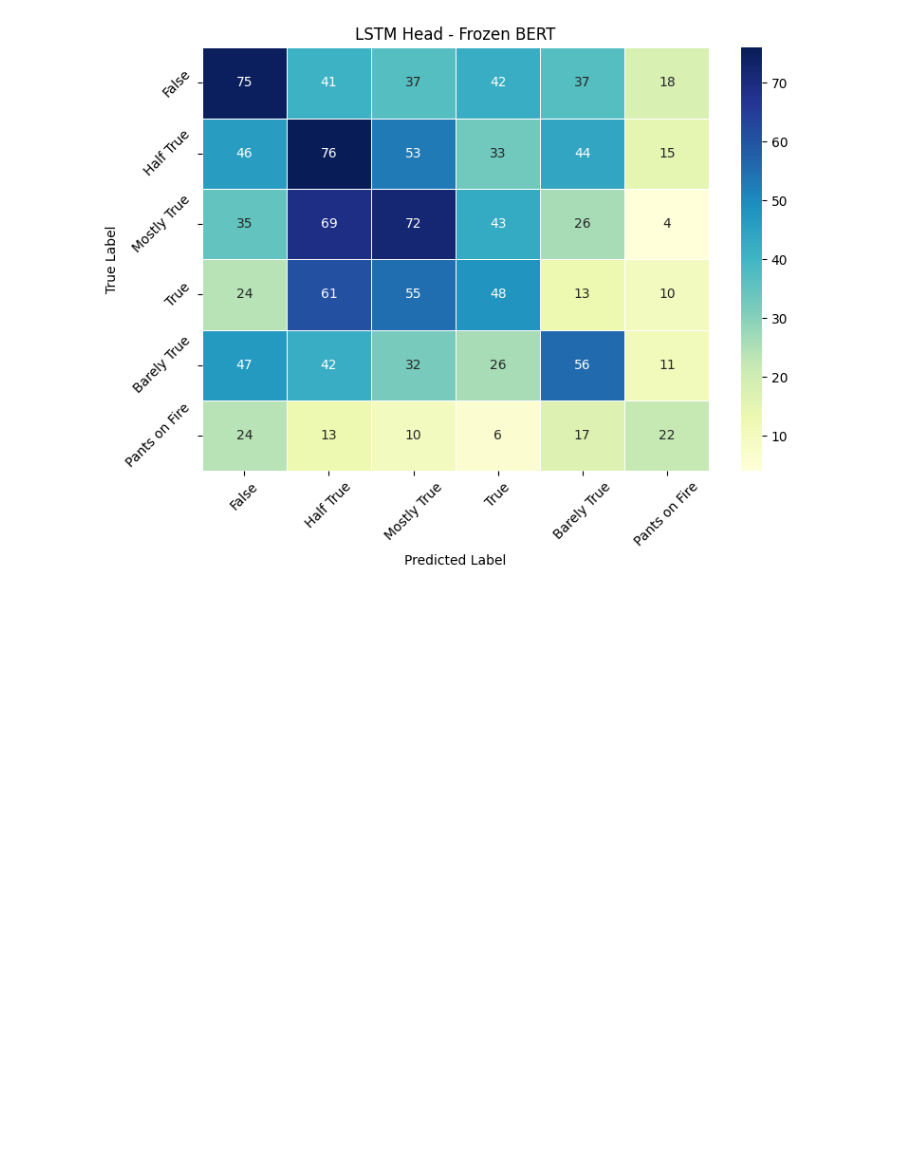
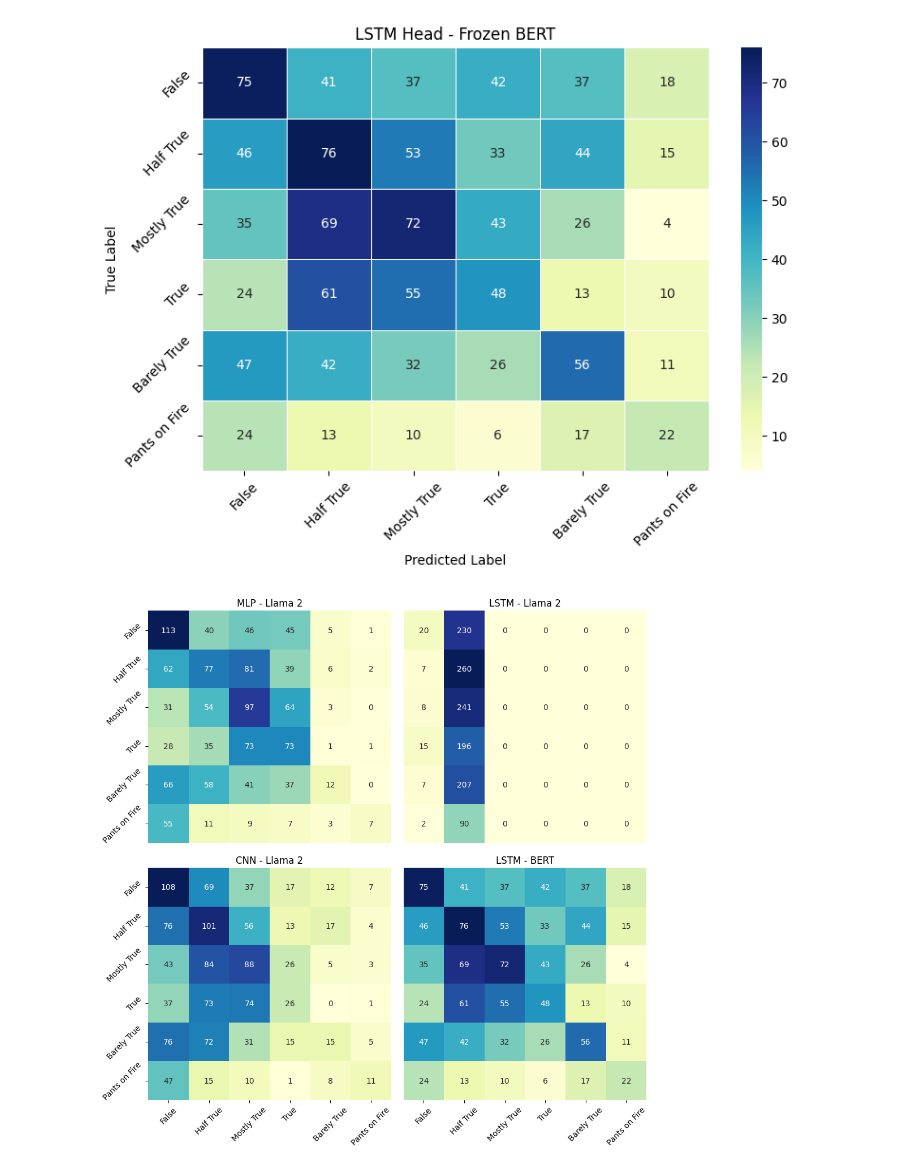
Before and after one commit to WilliamPLaCroix/NN-SoftP, a Jupyter notebook: conf_mat_vis.ipynb, the cells around one changed output. Cells and saved outputs as stored; diff of their text form; code cells hidden in the pictures; blank space fills up the shorter version.

Commit message:
final conf mat

```diff
--- a/conf_mat_vis.ipynb
+++ b/conf_mat_vis.ipynb
@@ -81,3 +81,75 @@ plt.tight_layout()
 plt.show()
 # %% [output]
 [figure]
+# %%
+import numpy as np
+import matplotlib.pyplot as plt
+import seaborn as sns
+
+conf_matrix_data_1 = np.array([[113, 40, 46, 45, 5, 1],
+                                [62, 77, 81, 39, 6, 2],
+                                [31, 54, 97, 64, 3, 0],
+                                [28, 35, 73, 73, 1, 1],
+                                [66, 58, 41, 37, 12, 0],
+                                [55, 11, 9, 7, 3, 7]])
+
+conf_matrix_data_2 = np.array([[20, 230, 0, 0, 0, 0],
+                                [7, 260, 0, 0, 0, 0],
+                                [8, 241, 0, 0, 0, 0],
+                                [15, 196, 0, 0, 0, 0],
+                                [7, 207, 0, 0, 0, 0],
+                                [2, 90, 0, 0, 0, 0]])
+
+conf_matrix_data_3 = np.array([[108, 69, 37, 17, 12, 7],
+                                [76, 101, 56, 13, 17, 4],
+                                [43, 84, 88, 26, 5, 3],
+                                [37, 73, 74, 26, 0, 1],
+                                [76, 72, 31, 15, 15, 5],
+                                [47, 15, 10, 1, 8, 11]])
+
+conf_matrix_data_4 = np.array([[75, 41, 37, 42, 37, 18],
+                                [46, 76, 53, 33, 44, 15],
+                                [35, 69, 72, 43, 26,  4],
+                                [24, 61, 55, 48, 13, 10],
+                                [47, 42, 32, 26, 56, 11],
+                                [24, 13, 10,  6, 17, 22]])
+
+label_mapping = {
+    3: 'True',
+    2: 'Mostly True',
+    1: 'Half True',
+    4: 'Barely True',
+    0: 'False',
+    5: 'Pants on Fire'
+}
+
+plt.figure(figsize=(10, 10))
+
+plt.subplot(2, 2, 1)
+sns.heatmap(conf_matrix_data_1, annot=True, cmap="YlGnBu", fmt="d", cbar=False,
+            xticklabels=False, yticklabels=[label_mapping[i] for i in range(6)])
+plt.title('MLP - Llama 2')
+plt.yticks(rotation=45)
+
+plt.subplot(2, 2, 2)
+sns.heatmap(conf_matrix_data_2, annot=True, cmap="YlGnBu", fmt="d", cbar=False,
+            xticklabels=False, yticklabels=False)
+plt.title('LSTM - Llama 2')
+
+plt.subplot(2, 2, 3)
+sns.heatmap(conf_matrix_data_3, annot=True, cmap="YlGnBu", fmt="d", cbar=False,
+            xticklabels=[label_mapping[i] for i in range(6)], yticklabels=[label_mapping[i] for i in range(6)], cbar_kws={'label': 'Count'})
+plt.title('CNN - Llama 2')
+plt.xticks(rotation=45)
+plt.yticks(rotation=45)
+
+plt.subplot(2, 2, 4)
+sns.heatmap(conf_matrix_data_4, annot=True, cmap="YlGnBu", fmt="d", cbar=False,
+            xticklabels=[label_mapping[i] for i in range(6)], yticklabels=False)
+plt.title('LSTM - BERT')
+plt.xticks(rotation=45)
+
+plt.tight_layout()
+plt.show()
+# %% [output]
+[figure, added]
```
